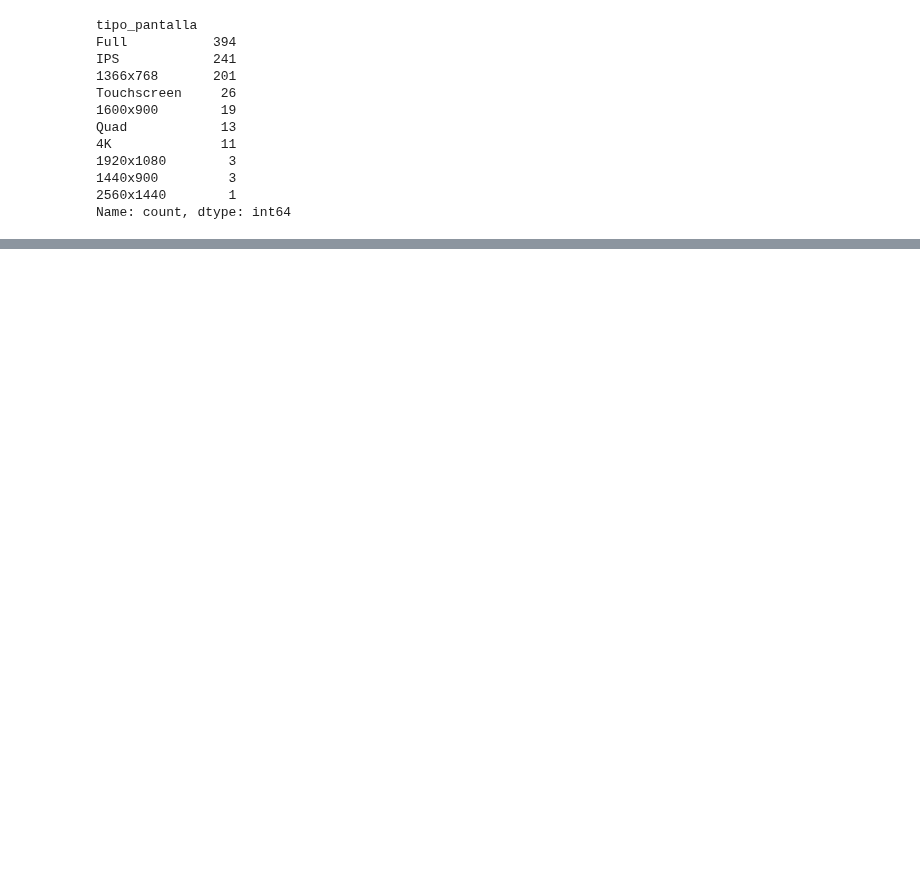
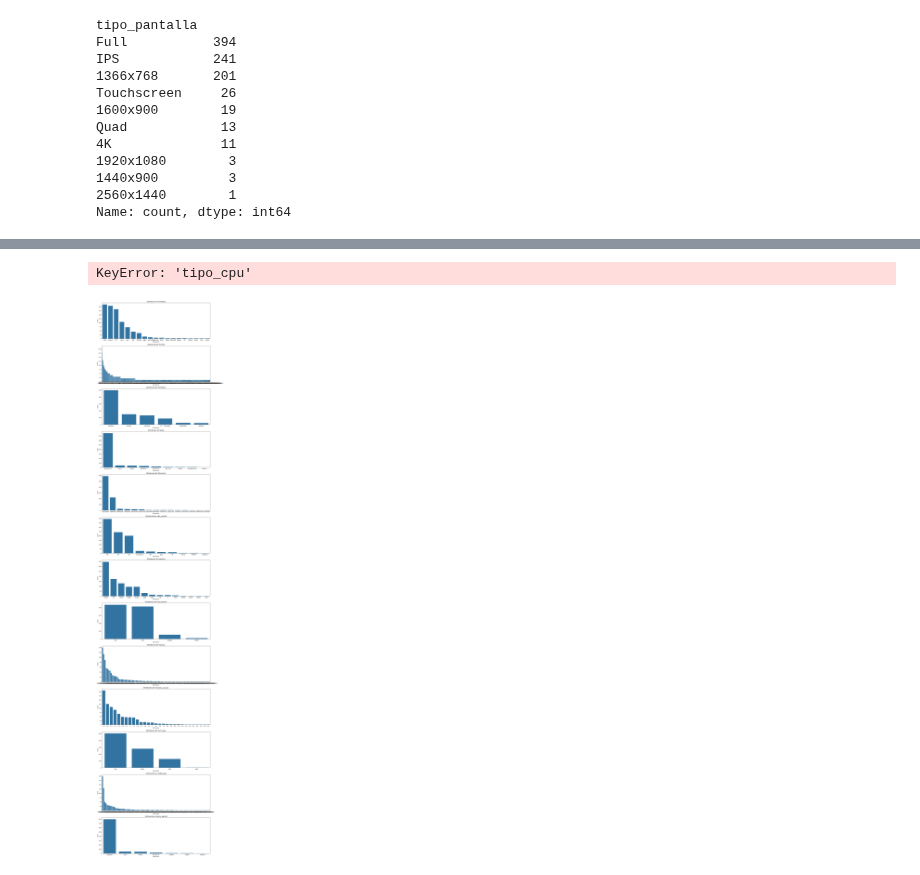
Before and after one commit to IsabelRomoBru/DS102024, a Jupyter notebook: ordenadores/ordenadores.ipynb, the cells around one changed output, grey strips where cells are left out. Saved outputs shown, nothing was run; the diff lists cells and outputs as text; code cells hidden in the pictures; blank space fills up the shorter version.

```diff
--- a/ordenadores/ordenadores.ipynb
+++ b/ordenadores/ordenadores.ipynb
@@ -587,0 +761,24 @@ Verifica que sea numérico. Convierte a tipo float si no lo está.
+# %%
+# Convertir los object en categoricas
+text_columns1 = ['Resolución', 'tipo_pantalla', 'memoria', 'tipo_memoria', 'tipo_cpu',
+                'velocidad_cpu_ghz', 'marca_gpu','modelo_gpu','OpSys_general','Company','Product','TypeName','OpSys','OpSys_general']
+
+for col in text_columns1:
+    df[col] = df[col].astype('category')
+# %% [output]
+KeyError: 'tipo_cpu'
+# %%
+categorical_columns = [col for col in df.columns if df[col].dtype == 'category']
+
+
+plt.figure(figsize=(15, 5 * len(categorical_columns)))
+for i, column in enumerate(categorical_columns, 1):
+    plt.subplot(len(categorical_columns), 1, i)
+    sns.countplot(data=df, x=column, order=df[column].value_counts().index)
+    plt.title(f"Distribución de '{column}")
+    plt.xlabel("Frecuencia")
+    plt.tight_layout()
+
+plt.show()
+# %% [output]
+[figure, added]
```
Also changed, not shown: parts of 29 cells of this notebook, 3 other files.
